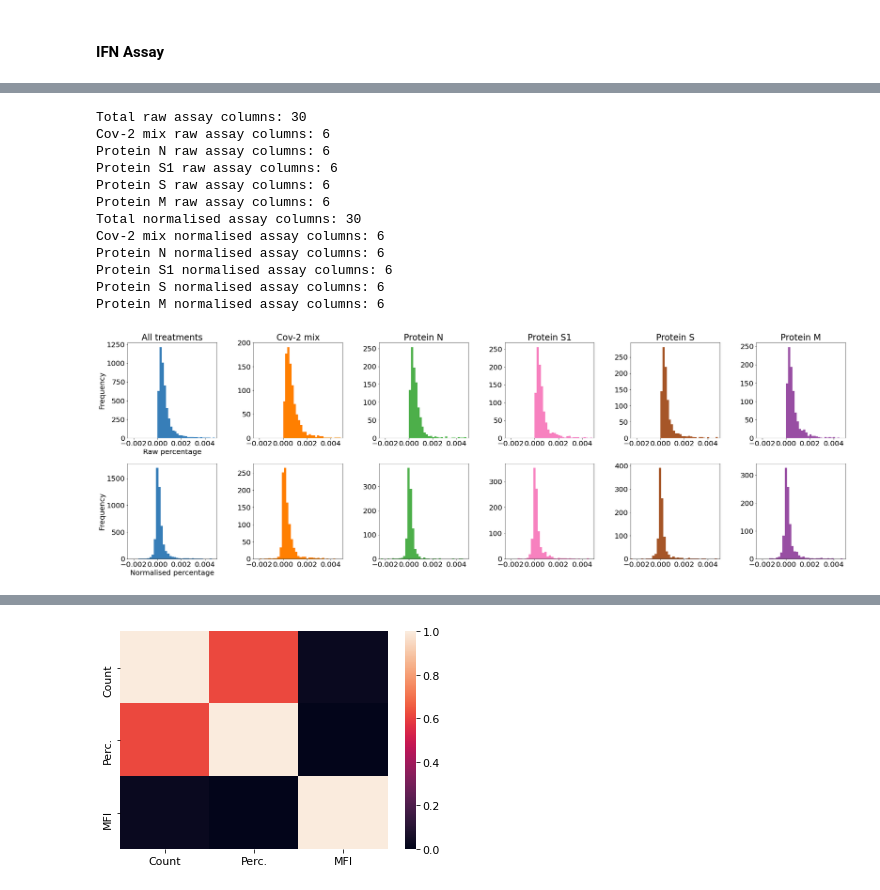
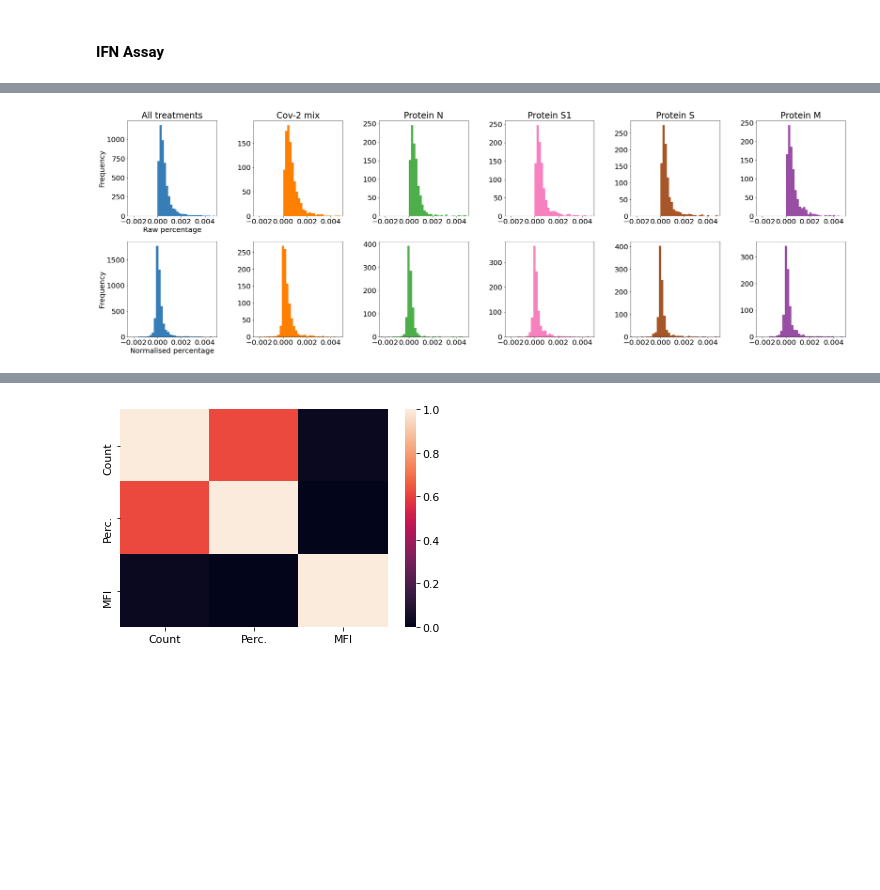
Before and after one commit to i6092467/t-cells-response-sars-cov-2, a Jupyter notebook: diagnostics.ipynb, the cells around one changed output, grey strips where cells are left out. Drawn from its saved outputs; the diff is of its cells as text; code cells hidden in the pictures; blank space fills up the shorter version.

```diff
--- a/diagnostics.ipynb
+++ b/diagnostics.ipynb
@@ -53,7 +53,7 @@ def specificity(y_true, y_pred):
 # %%
 # Load the data
 # NB: low_memory=False is needed to deal with mixed type variables
-df = read_csv(filepath_or_buffer="CoV-ETH_190721_to_JV_190721.csv", low_memory=False)
+df = read_csv(filepath_or_buffer='data/CoV-ETH_data_v220117.csv', low_memory=False)
 
 # Inclusion criteria:
 included = np.logical_or(df['Proband_in_miltenyi_positive_negative_consolidated'].values == 'positive',
@@ -198,23 +152,11 @@ Protein M normalised assay columns: 6
 # %%
 # IFN percentage
 plot_hist_assay_by_tretament(rdata=rdata, rdata_cols=rdata_cols, ndata=ndata, ndata_cols=ndata_cols,
                              assay='IFN', dtype='perc', dtype_name='percentage',
                              bins=400, alpha=1.0, nrange=[-0.0025, 0.005], rrange=[-0.0025, 0.005],
-                             savedir='hist_perc_IFN.png')
+                             savedir='figures/hist_perc_IFN.png')
 # %% [output]
-Total raw assay columns: 30
-Cov-2 mix raw assay columns: 6
-Protein N raw assay columns: 6
-Protein S1 raw assay columns: 6
-Protein S raw assay columns: 6
-Protein M raw assay columns: 6
-Total normalised assay columns: 30
-Cov-2 mix normalised assay columns: 6
-Protein N normalised assay columns: 6
-Protein S1 normalised assay columns: 6
-Protein S normalised assay columns: 6
-Protein M normalised assay columns: 6
-[figure, old version]
+[figure, new version]
 # %%
 # IFN MFI
 plot_hist_assay_by_tretament_mfi(rdata=rdata, rdata_cols=rdata_cols, ndata=ndata_mfi, ndata_cols=ndata_mfi_cols,
```
Also changed, not shown: parts of 29 cells of this notebook, 2 other files.
